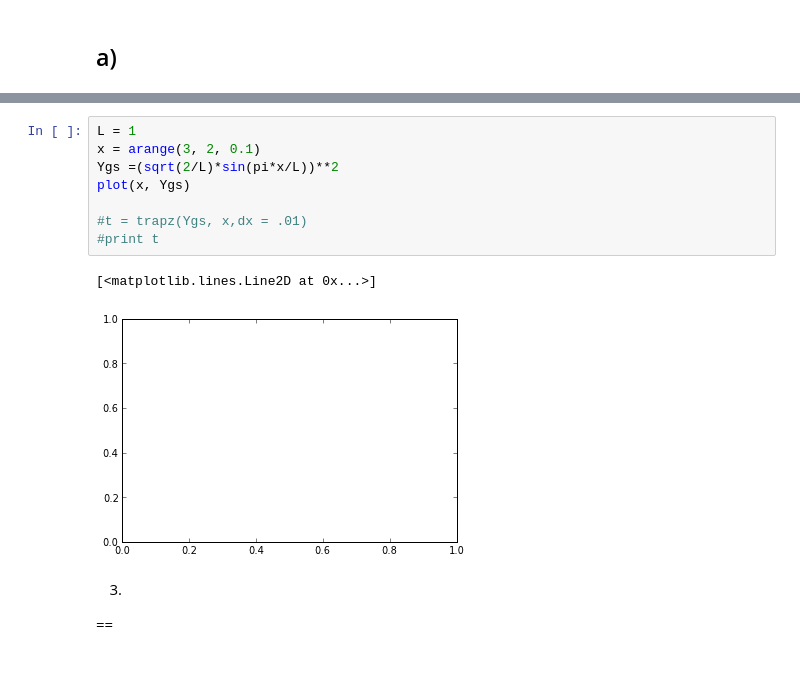
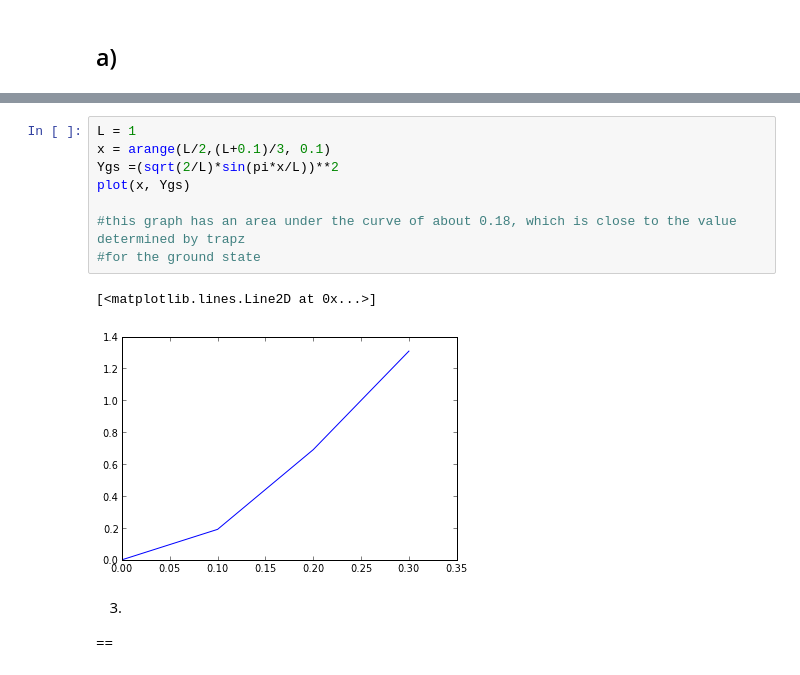
Before and after one commit to kreyno10/PHYS202-S13, a Jupyter notebook: Week5/Num Int Exercise 4.ipynb, the cells around one changed output, grey strips where cells are left out. Drawn from its saved outputs; the diff is of its cells as text.

```diff
--- a/Week5/Num Int Exercise 4.ipynb
+++ b/Week5/Num Int Exercise 4.ipynb
@@ -38,14 +54,14 @@ Yfs = sqrt(2/L)*sin(2*pi*x/L)
 # %%
 L = 1
-x = arange(3, 2, 0.1)
+x = arange(L/2,(L+0.1)/3, 0.1)
 Ygs =(sqrt(2/L)*sin(pi*x/L))**2
 plot(x, Ygs)
 
-#t = trapz(Ygs, x,dx = .01)
-#print t
+#this graph has an area under the curve of about 0.18, which is close to the value determined by trapz
+#for the ground state
 # %% [output]
 [<matplotlib.lines.Line2D at 0x...>]
-[figure, old version]
+[figure, new version]
 # %% [markdown]
 3.
 ==
```
Also changed, not shown: parts of 29 cells of this notebook.
